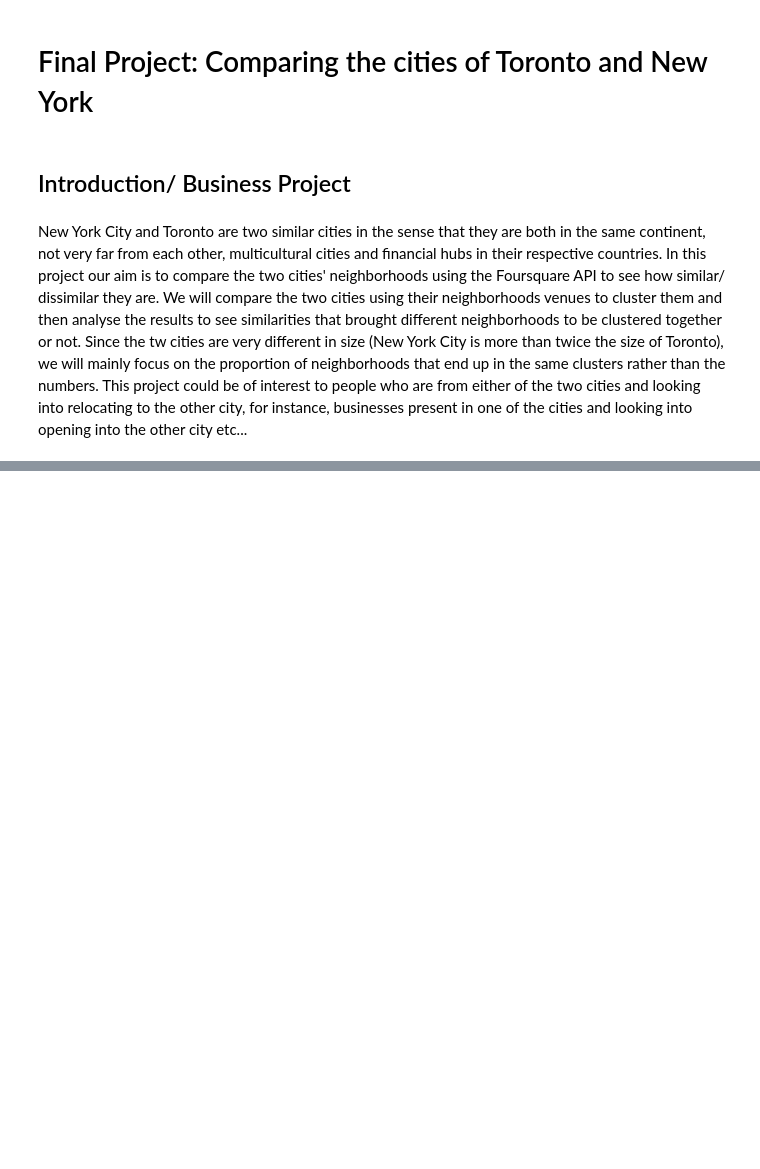
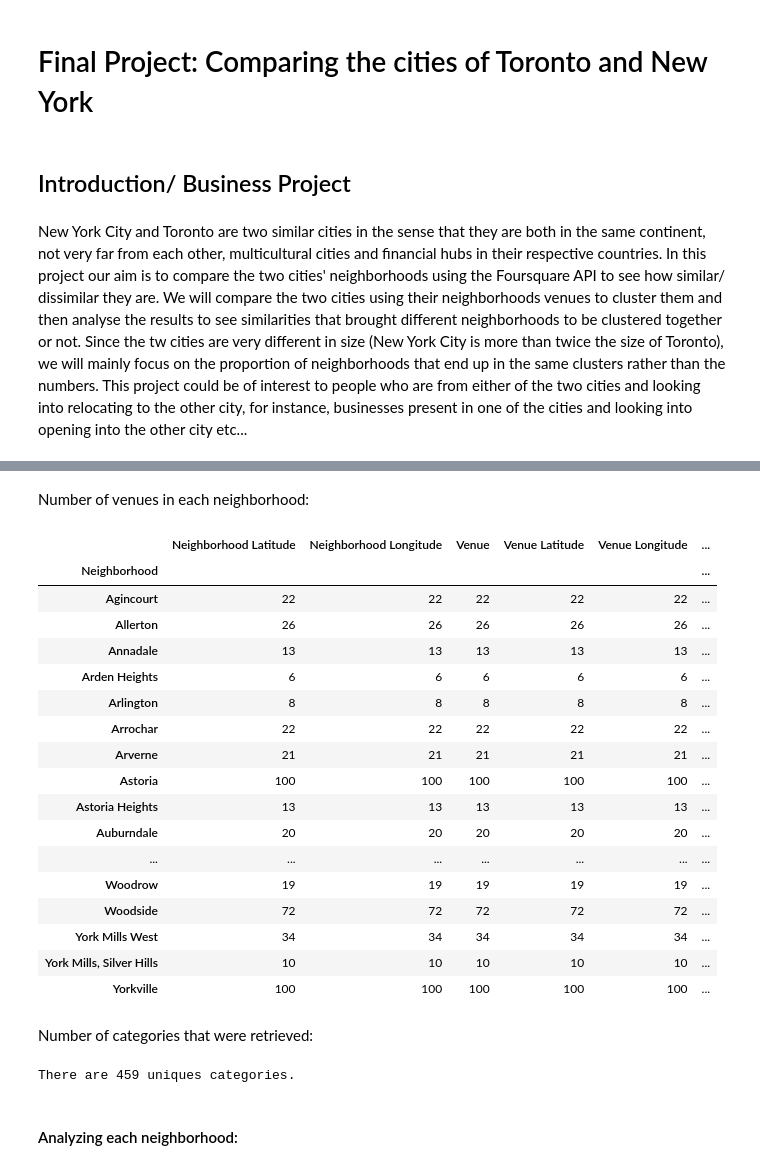
Before and after one commit to Hali-matou/Coursera-Capstone, a Jupyter notebook: Final_Project_HBA.ipynb, the cells around one changed output, grey strips where cells are left out. Saved outputs shown, nothing was run; the diff lists cells and outputs as text; code cells hidden in the pictures; blank space fills up the shorter version.

```diff
--- a/Final_Project_HBA.ipynb
+++ b/Final_Project_HBA.ipynb
@@ -66,0 +259,2 @@ Libraries imported.
+# %%
+df_NY_toronto=pd.concat([df_toronto, df_NY],sort=True, ignore_index=True)
@@ -66,0 +291,11 @@ Libraries imported.
+# %%
+LIMIT=100 #venues per neighborhood
+RADIUS=500 #radius limit per neighborhood
+# %%
+CLIENT_ID = 'QGADLWULRBJUXMLUGSSOULL41J2IPYYF5LGCHACDGM5POIFP' # your Foursquare ID
+CLIENT_SECRET = 'BNRRCZ2EFIE1FJP03Y3UGM1YO51ASUABBKXJTP22K4ZIKMHR' # your Foursquare Secret
+VERSION = '20180605' # Foursquare API version
+
+print('Your credentails:')
+print('CLIENT_ID: ' + CLIENT_ID)
+print('CLIENT_SECRET:' + CLIENT_SECRET)
@@ -66,0 +348,5 @@ Libraries imported.
+# %%
+ny_t_venues = getNearbyVenues(names=df_NY_toronto['Neighborhood'],
+                                   latitudes=df_NY_toronto['Latitude'],
+                                   longitudes=df_NY_toronto['Longitude']
+                                  )
@@ -66,0 +393,31 @@ Libraries imported.
+# %% [markdown]
+Number of venues in each neighborhood:
+# %%
+ny_t_venues.groupby('Neighborhood').count()
+# %% [output]
+|  | Neighborhood Latitude | Neighborhood Longitude | Venue | Venue Latitude | Venue Longitude | ... |
+| Neighborhood |  |  |  |  |  | ... |
+| Agincourt | 22 | 22 | 22 | 22 | 22 | ... |
+| Allerton | 26 | 26 | 26 | 26 | 26 | ... |
+| Annadale | 13 | 13 | 13 | 13 | 13 | ... |
+| Arden Heights | 6 | 6 | 6 | 6 | 6 | ... |
+| Arlington | 8 | 8 | 8 | 8 | 8 | ... |
+| Arrochar | 22 | 22 | 22 | 22 | 22 | ... |
+| Arverne | 21 | 21 | 21 | 21 | 21 | ... |
+| Astoria | 100 | 100 | 100 | 100 | 100 | ... |
+| Astoria Heights | 13 | 13 | 13 | 13 | 13 | ... |
+| Auburndale | 20 | 20 | 20 | 20 | 20 | ... |
+| ... | ... | ... | ... | ... | ... | ... |
+| Woodrow | 19 | 19 | 19 | 19 | 19 | ... |
+| Woodside | 72 | 72 | 72 | 72 | 72 | ... |
+| York Mills West | 34 | 34 | 34 | 34 | 34 | ... |
+| York Mills, Silver Hills | 10 | 10 | 10 | 10 | 10 | ... |
+| Yorkville | 100 | 100 | 100 | 100 | 100 | ... |
+# %% [markdown]
+Number of categories that were retrieved:
+# %%
+print('There are {} uniques categories.'.format(len(ny_t_venues['Venue Category'].unique())))
+# %% [output]
+There are 459 uniques categories.
+# %% [markdown]
+#### Analyzing each neighborhood:
```
Also changed, not shown: parts of 97 cells of this notebook.
